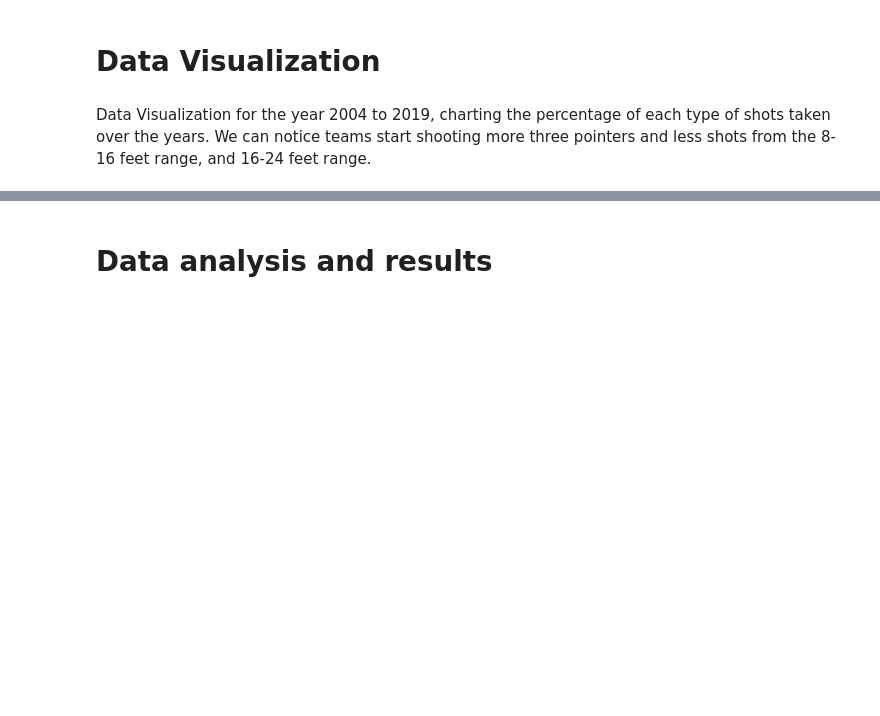
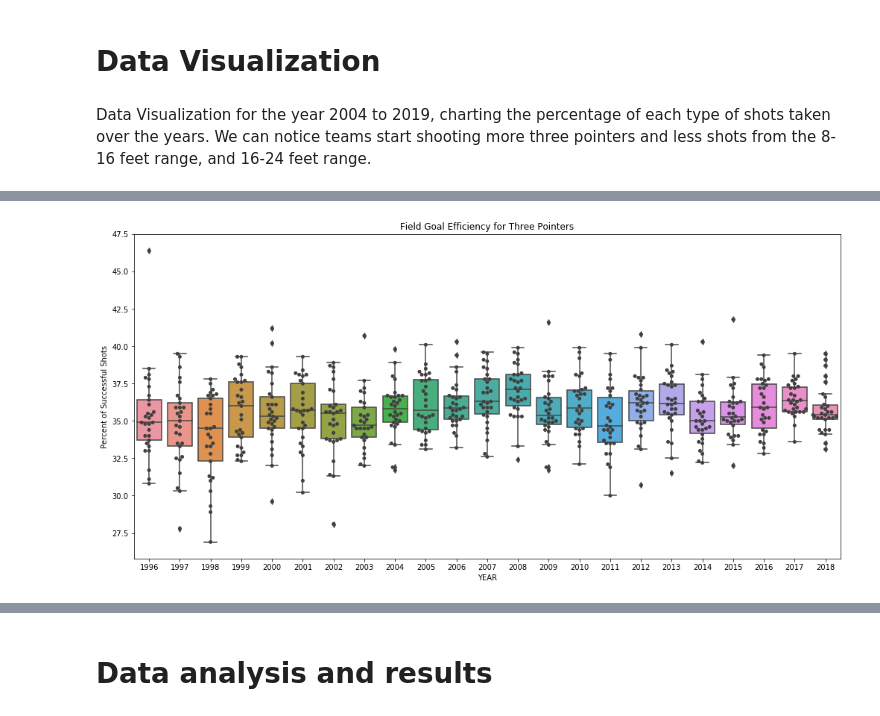
Before and after one commit to easonychang/HotShot-NBAEdition, a Jupyter notebook: Final_Draft.ipynb, the cells around one changed output, grey strips where cells are left out. Saved outputs shown, nothing was run; the diff lists cells and outputs as text; code cells hidden in the pictures; blank space fills up the shorter version.

```diff
--- a/Final_Draft.ipynb
+++ b/Final_Draft.ipynb
@@ -351,0 +340,8 @@ for year in range(2004, 2019):
+# %%
+f, ax = plt.subplots(1, figsize=(17,8))
+ax = sns.boxplot(x="YEAR", y="FG%-T", data=final_df, )
+ax = sns.swarmplot(x="YEAR", y="FG%-T", data=final_df, color=".25")
+ax.set_title('Field Goal Efficiency for Three Pointers');
+ax.set_ylabel('Percent of Successful Shots');
+# %% [output]
+[figure, added]
```
Also changed, not shown: parts of 17 cells of this notebook, 1 other file.
